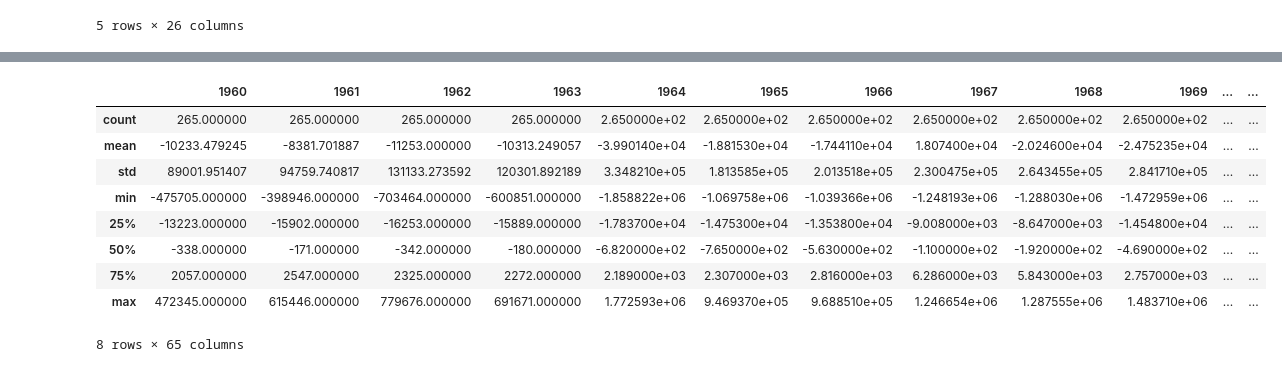
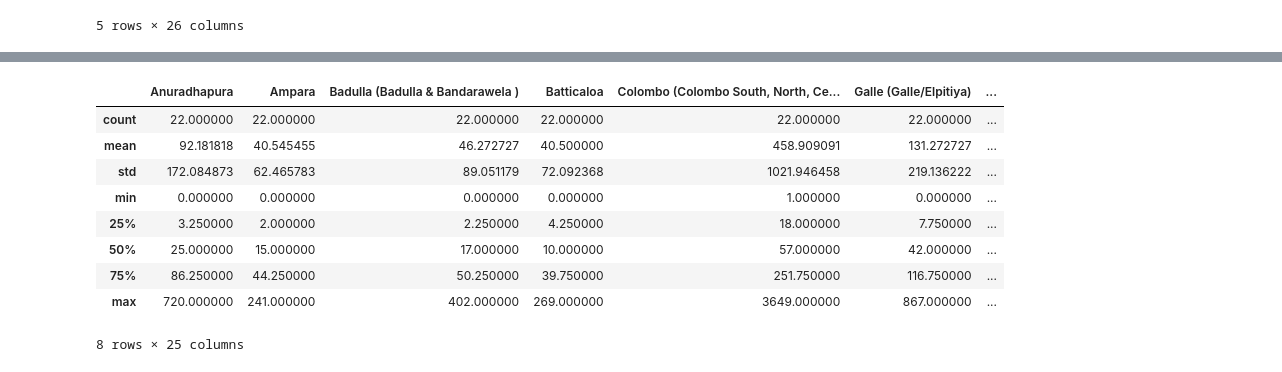
Before and after one commit to Sandanu87/DSPL_ICW, a Jupyter notebook: ICW_data_prep.ipynb, the cells around one changed output, grey strips where cells are left out. Saved outputs shown, nothing was run; the diff lists cells and outputs as text; code cells hidden in the pictures.

Commit message:
Exploring data

```diff
--- a/ICW_data_prep.ipynb
+++ b/ICW_data_prep.ipynb
@@ -62,13 +97,13 @@ Index(['Country Name', 'Country Code', 'Indicator Name', 'Indicator Code',
 # %%
-data.describe()
+df_10.describe()
 # %% [output]
-|  | 1960 | 1961 | 1962 | 1963 | 1964 | 1965 | 1966 | 1967 | 1968 | 1969 | ... | ... |
-| count | 265.000000 | 265.000000 | 265.000000 | 265.000000 | 2.650000e+02 | 2.650000e+02 | 2.650000e+02 | 2.650000e+02 | 2.650000e+02 | 2.650000e+02 | ... | ... |
-| mean | -10233.479245 | -8381.701887 | -11253.000000 | -10313.249057 | -3.990140e+04 | -1.881530e+04 | -1.744110e+04 | 1.807400e+04 | -2.024600e+04 | -2.475235e+04 | ... | ... |
-| std | 89001.951407 | 94759.740817 | 131133.273592 | 120301.892189 | 3.348210e+05 | 1.813585e+05 | 2.013518e+05 | 2.300475e+05 | 2.643455e+05 | 2.841710e+05 | ... | ... |
-| min | -475705.000000 | -398946.000000 | -703464.000000 | -600851.000000 | -1.858822e+06 | -1.069758e+06 | -1.039366e+06 | -1.248193e+06 | -1.288030e+06 | -1.472959e+06 | ... | ... |
-| 25% | -13223.000000 | -15902.000000 | -16253.000000 | -15889.000000 | -1.783700e+04 | -1.475300e+04 | -1.353800e+04 | -9.008000e+03 | -8.647000e+03 | -1.454800e+04 | ... | ... |
-| 50% | -338.000000 | -171.000000 | -342.000000 | -180.000000 | -6.820000e+02 | -7.650000e+02 | -5.630000e+02 | -1.100000e+02 | -1.920000e+02 | -4.690000e+02 | ... | ... |
-| 75% | 2057.000000 | 2547.000000 | 2325.000000 | 2272.000000 | 2.189000e+03 | 2.307000e+03 | 2.816000e+03 | 6.286000e+03 | 5.843000e+03 | 2.757000e+03 | ... | ... |
-| max | 472345.000000 | 615446.000000 | 779676.000000 | 691671.000000 | 1.772593e+06 | 9.469370e+05 | 9.688510e+05 | 1.246654e+06 | 1.287555e+06 | 1.483710e+06 | ... | ... |
+|  | Anuradhapura | Ampara | Badulla (Badulla & Bandarawela ) | Batticaloa | Colombo (Colombo South, North, Ce... | Galle (Galle/Elpitiya) | ... |
+| count | 22.000000 | 22.000000 | 22.000000 | 22.000000 | 22.000000 | 22.000000 | ... |
+| mean | 92.181818 | 40.545455 | 46.272727 | 40.500000 | 458.909091 | 131.272727 | ... |
+| std | 172.084873 | 62.465783 | 89.051179 | 72.092368 | 1021.946458 | 219.136222 | ... |
+| min | 0.000000 | 0.000000 | 0.000000 | 0.000000 | 1.000000 | 0.000000 | ... |
+| 25% | 3.250000 | 2.000000 | 2.250000 | 4.250000 | 18.000000 | 7.750000 | ... |
+| 50% | 25.000000 | 15.000000 | 17.000000 | 10.000000 | 57.000000 | 42.000000 | ... |
+| 75% | 86.250000 | 44.250000 | 50.250000 | 39.750000 | 251.750000 | 116.750000 | ... |
+| max | 720.000000 | 241.000000 | 402.000000 | 269.000000 | 3649.000000 | 867.000000 | ... |
-8 rows × 65 columns
+8 rows × 25 columns
```
Also changed, not shown: parts of 25 cells of this notebook.
